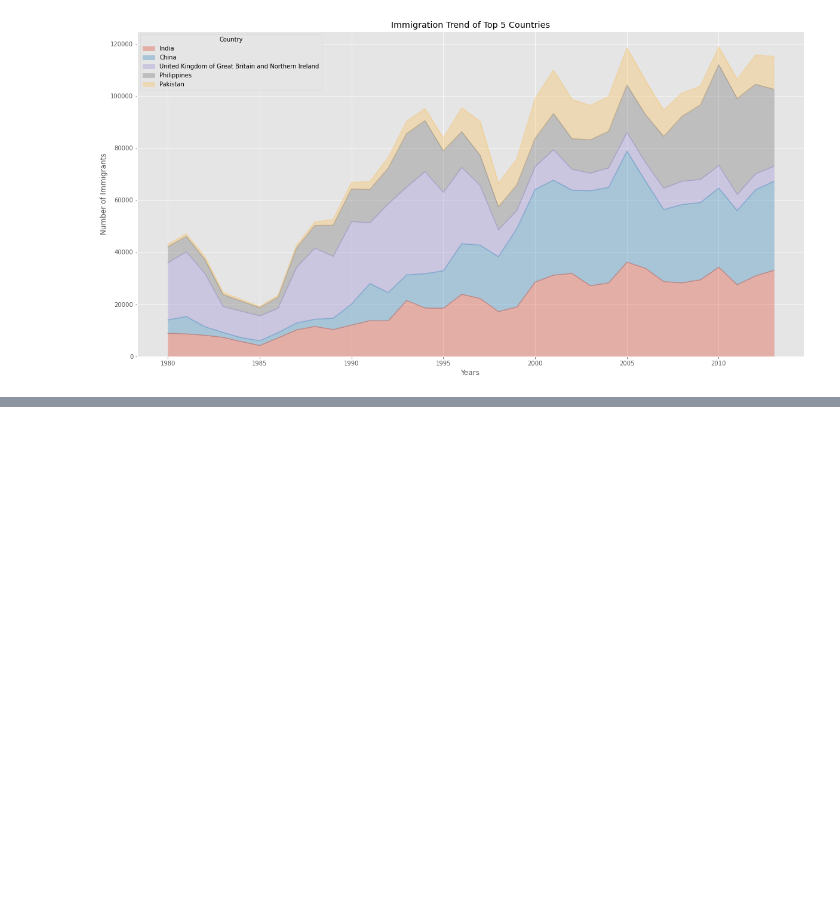
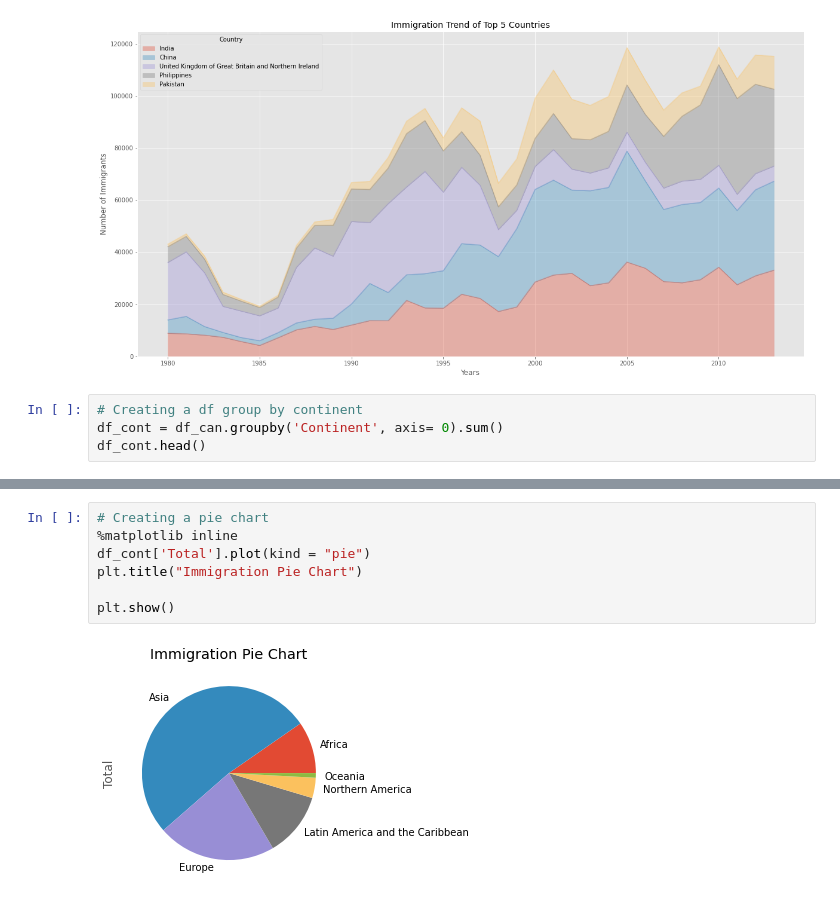
Before and after one commit to danny-cpp/Data-Visualization-with-Python, a Jupyter notebook: myNoteBook.ipynb, the cells around one changed output, grey strips where cells are left out. Cells and saved outputs as stored; diff of their text form; blank space fills up the shorter version.

```diff
--- a/myNoteBook.ipynb
+++ b/myNoteBook.ipynb
@@ -171,3 +171,7 @@ ax.set_xlabel('Years')
 # %% [output]
 Text(0.5, 0, 'Years')
 [figure]
+# %%
+# Creating a df group by continent
+df_cont = df_can.groupby('Continent', axis= 0).sum()
+df_cont.head()
@@ -173,0 +187,9 @@ Text(0.5, 0, 'Years')
+# %%
+# Creating a pie chart
+%matplotlib inline
+df_cont['Total'].plot(kind = "pie")
+plt.title("Immigration Pie Chart")
+
+plt.show()
+# %% [output]
+[figure, added]
```
Also changed, not shown: parts of 3 cells of this notebook.
